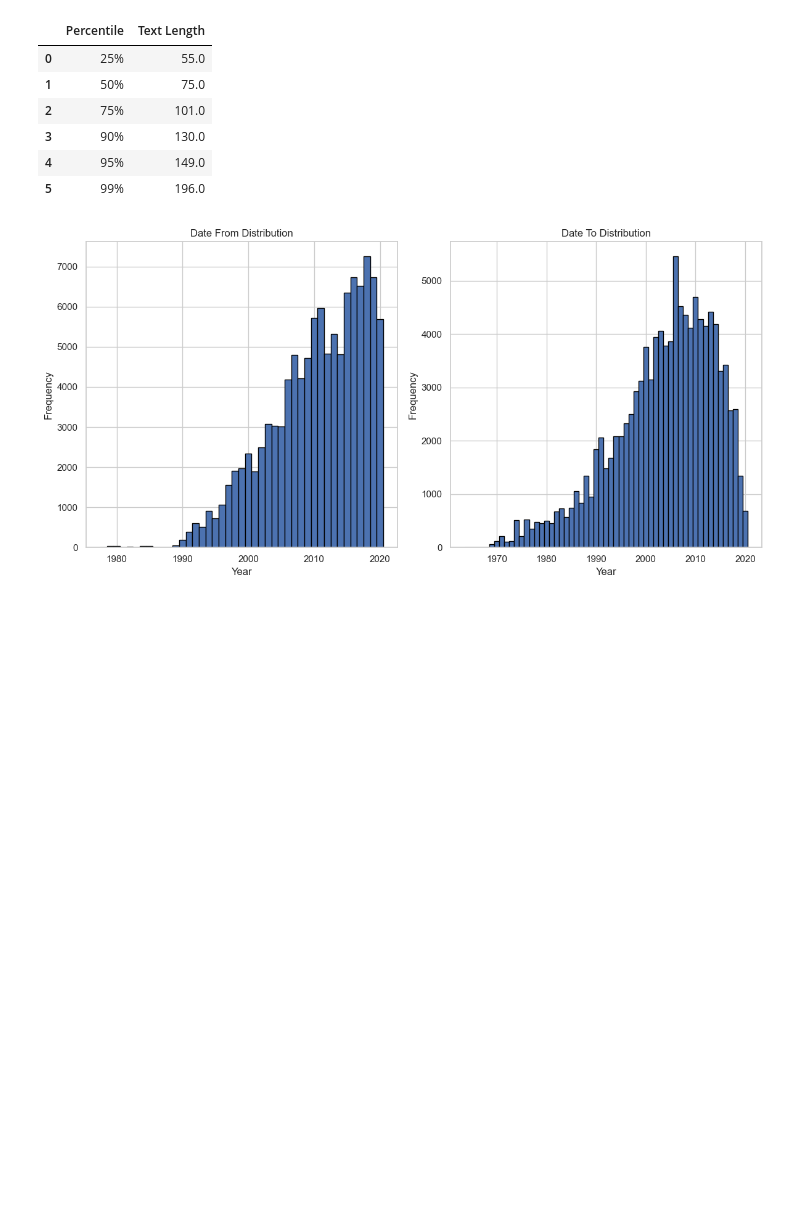
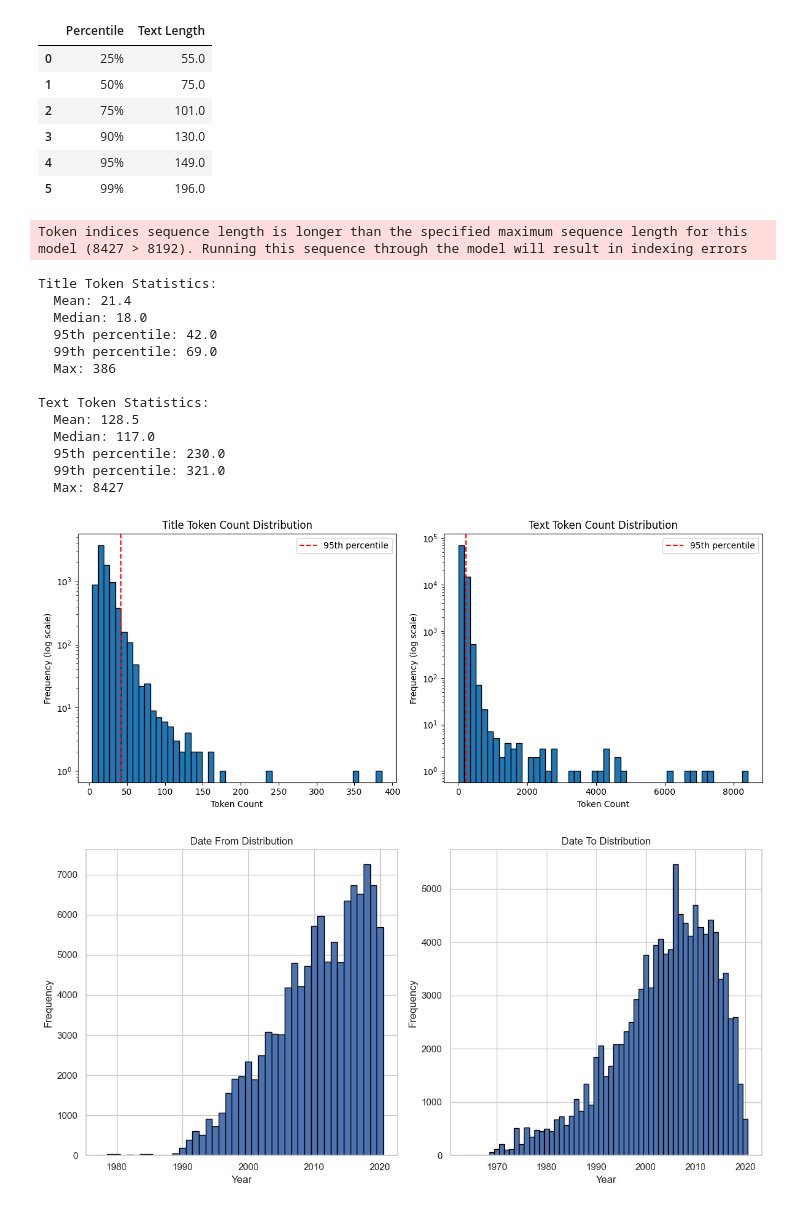
Before and after one commit to christianjensen2903/Master-Thesis, a Jupyter notebook: data_analysis/data_analysis.ipynb, the cells around one changed output. Cells and saved outputs as stored; diff of their text form; code cells hidden in the pictures; blank space fills up the shorter version.

Commit message:
✨ Max seq length

```diff
--- a/data_analysis/data_analysis.ipynb
+++ b/data_analysis/data_analysis.ipynb
@@ -3,7 +3,3 @@ import pandas as pd
 import numpy as np
 import matplotlib.pyplot as plt
 import json
-# %%
-# Read data/par-to-par.json
-with open("data/par-to-par.json", "r") as f:
-    data = json.load(f)
@@ -204,6 +196,76 @@ display(percentile_df)
 | 3 | 90% | 130.0 |
 | 4 | 95% | 149.0 |
 | 5 | 99% | 196.0 |
+# %%
+import pandas as pd
+import matplotlib.pyplot as plt
+from transformers import AutoTokenizer
+
+# Load BGE-M3 tokenizer
+tokenizer = AutoTokenizer.from_pretrained('BAAI/bge-m3')
+
+# Get unique nodes for titles
+titles = pd.concat([df['TITLE_FROM'], df['TITLE_TO']]).dropna().unique()
+title_token_counts = pd.Series(titles).apply(lambda x: len(tokenizer.encode(str(x))))
+
+# Get unique nodes for texts
+texts = pd.concat([df['TEXT_FROM'], df['TEXT_TO']]).dropna().unique()
+text_token_counts = pd.Series(texts).apply(lambda x: len(tokenizer.encode(str(x))))
+
+# Print statistics
+print("Title Token Statistics:")
+print(f"  Mean: {title_token_counts.mean():.1f}")
+print(f"  Median: {title_token_counts.median():.1f}")
+print(f"  95th percentile: {title_token_counts.quantile(0.95):.1f}")
+print(f"  99th percentile: {title_token_counts.quantile(0.99):.1f}")
+print(f"  Max: {title_token_counts.max()}")
+
+print("\nText Token Statistics:")
+print(f"  Mean: {text_token_counts.mean():.1f}")
+print(f"  Median: {text_token_counts.median():.1f}")
+print(f"  95th percentile: {text_token_counts.quantile(0.95):.1f}")
+print(f"  99th percentile: {text_token_counts.quantile(0.99):.1f}")
+print(f"  Max: {text_token_counts.max()}")
+
+# Plot distributions
+plt.figure(figsize=(12, 5))
+
+plt.subplot(1, 2, 1)
+plt.hist(title_token_counts, bins=50, edgecolor='black')
+plt.yscale("log")
+plt.title('Title Token Count Distribution')
+plt.xlabel('Token Count')
+plt.ylabel('Frequency (log scale)')
+plt.axvline(title_token_counts.quantile(0.95), color='r', linestyle='--', label='95th percentile')
+plt.legend()
+
+plt.subplot(1, 2, 2)
+plt.hist(text_token_counts, bins=50, edgecolor='black')
+plt.yscale("log")
+plt.title('Text Token Count Distribution')
+plt.xlabel('Token Count')
+plt.ylabel('Frequency (log scale)')
+plt.axvline(text_token_counts.quantile(0.95), color='r', linestyle='--', label='95th percentile')
+plt.legend()
+
+plt.tight_layout()
+plt.show()
+# %% [output]
+Token indices sequence length is longer than the specified maximum sequence length for this model (8427 > 8192). Running this sequence through the model will result in indexing errors
+Title Token Statistics:
+  Mean: 21.4
+  Median: 18.0
+  95th percentile: 42.0
+  99th percentile: 69.0
+  Max: 386
+
+Text Token Statistics:
+  Mean: 128.5
+  Median: 117.0
+  95th percentile: 230.0
+  99th percentile: 321.0
+  Max: 8427
+[figure, added]
 # %%
 # Plot DATE_FROM and DATE_TO distribution with each bar representing a year
 plt.figure(figsize=(12, 6))
```
Also changed, not shown: parts of 1 cell of this notebook, 4 other files.
